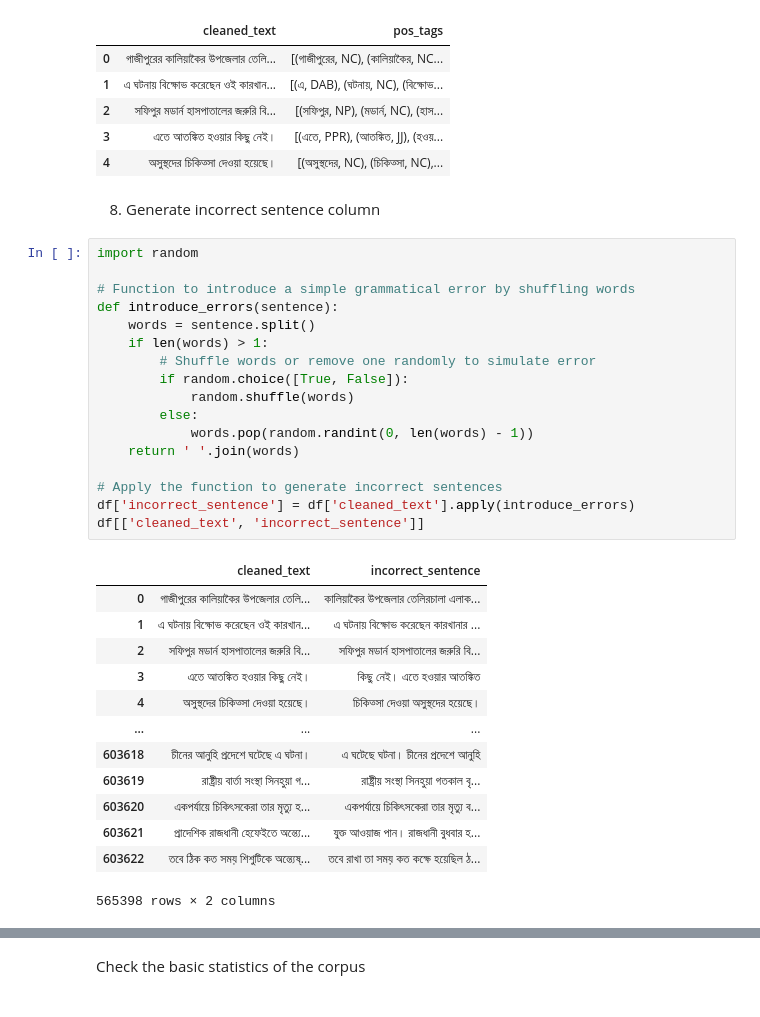
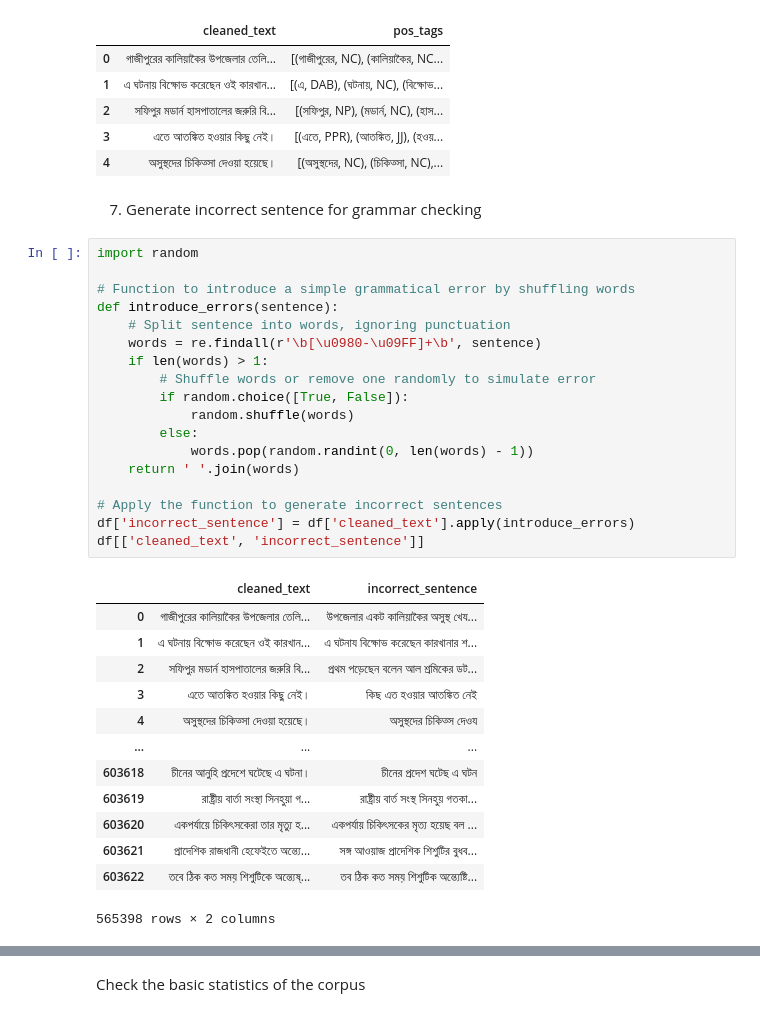
Before and after one commit to thetrishir/Brammerly, a Jupyter notebook: data_preparation.ipynb, the cells around one changed output, grey strips where cells are left out. Cells and saved outputs as stored; diff of their text form.

```diff
--- a/data_preparation.ipynb
+++ b/data_preparation.ipynb
@@ -227,35 +231,36 @@ df[['cleaned_text', 'pos_tags']].head()
 | 3 | এতে আতঙ্কিত হওয়ার কিছু নেই। | [(এতে, PPR), (আতঙ্কিত, JJ), (হওয়... |
 | 4 | অসুস্থদের চিকিত্সা দেওয়া হয়েছে। | [(অসুস্থদের, NC), (চিকিত্সা, NC),... |
 # %% [markdown]
-8. Generate incorrect sentence column
+7. Generate incorrect sentence for grammar checking
 # %%
 import random
 
 # Function to introduce a simple grammatical error by shuffling words
 def introduce_errors(sentence):
-    words = sentence.split()
+    # Split sentence into words, ignoring punctuation
+    words = re.findall(r'\b[\u0980-\u09FF]+\b', sentence)
     if len(words) > 1:
         # Shuffle words or remove one randomly to simulate error
         if random.choice([True, False]):
             random.shuffle(words)
         else:
             words.pop(random.randint(0, len(words) - 1))
     return ' '.join(words)
 
 # Apply the function to generate incorrect sentences
 df['incorrect_sentence'] = df['cleaned_text'].apply(introduce_errors)
 df[['cleaned_text', 'incorrect_sentence']]
 # %% [output]
 |  | cleaned_text | incorrect_sentence |
-| 0 | গাজীপুরের কালিয়াকৈর উপজেলার তেলি... | কালিয়াকৈর উপজেলার তেলিরচালা এলাক... |
-| 1 | এ ঘটনায় বিক্ষোভ করেছেন ওই কারখান... | এ ঘটনায় বিক্ষোভ করেছেন কারখানার ... |
-| 2 | সফিপুর মডার্ন হাসপাতালের জরুরি বি... | সফিপুর মডার্ন হাসপাতালের জরুরি বি... |
-| 3 | এতে আতঙ্কিত হওয়ার কিছু নেই। | কিছু নেই। এতে হওয়ার আতঙ্কিত |
-| 4 | অসুস্থদের চিকিত্সা দেওয়া হয়েছে। | চিকিত্সা দেওয়া অসুস্থদের হয়েছে। |
+| 0 | গাজীপুরের কালিয়াকৈর উপজেলার তেলি... | উপজেলার একট কালিয়াকৈর অসুস্থ খেয... |
+| 1 | এ ঘটনায় বিক্ষোভ করেছেন ওই কারখান... | এ ঘটনায বিক্ষোভ করেছেন কারখানার শ... |
+| 2 | সফিপুর মডার্ন হাসপাতালের জরুরি বি... | প্রথম পড়েছেন বলেন আল শ্রমিকের ডট... |
+| 3 | এতে আতঙ্কিত হওয়ার কিছু নেই। | কিছ এত হওয়ার আতঙ্কিত নেই |
+| 4 | অসুস্থদের চিকিত্সা দেওয়া হয়েছে। | অসুস্থদের চিকিত্স দেওয |
 | ... | ... | ... |
-| 603618 | চীনের আনুহি প্রদেশে ঘটেছে এ ঘটনা। | এ ঘটেছে ঘটনা। চীনের প্রদেশে আনুহি |
-| 603619 | রাষ্ট্রীয় বার্তা সংস্থা সিনহুয়া গ... | রাষ্ট্রীয় সংস্থা সিনহুয়া গতকাল বৃ... |
-| 603620 | একপর্যায়ে চিকিৎসকেরা তার মৃত্যু হ... | একপর্যায়ে চিকিৎসকেরা তার মৃত্যু ব... |
-| 603621 | প্রাদেশিক রাজধানী হেফেইতে অন্ত্যে... | যুক্ত আওয়াজ পান। রাজধানী বুধবার হ... |
-| 603622 | তবে ঠিক কত সময় শিশুটিকে অন্ত্যেষ্... | তবে রাখা তা সময় কত কক্ষে হয়েছিল ঠ... |
+| 603618 | চীনের আনুহি প্রদেশে ঘটেছে এ ঘটনা। | চীনের প্রদেশ ঘটেছ এ ঘটন |
+| 603619 | রাষ্ট্রীয় বার্তা সংস্থা সিনহুয়া গ... | রাষ্ট্রীয় বার্ত সংস্থ সিনহুয় গতকা... |
+| 603620 | একপর্যায়ে চিকিৎসকেরা তার মৃত্যু হ... | একপর্যায় চিকিৎসকের মৃত্য হয়েছ বল ... |
+| 603621 | প্রাদেশিক রাজধানী হেফেইতে অন্ত্যে... | সঙ্গ আওয়াজ প্রাদেশিক শিশুটির বুধব... |
+| 603622 | তবে ঠিক কত সময় শিশুটিকে অন্ত্যেষ্... | তব ঠিক কত সময় শিশুটিক অন্ত্যেষ্টি... |
 565398 rows × 2 columns
```
Also changed, not shown: parts of 13 cells of this notebook.
